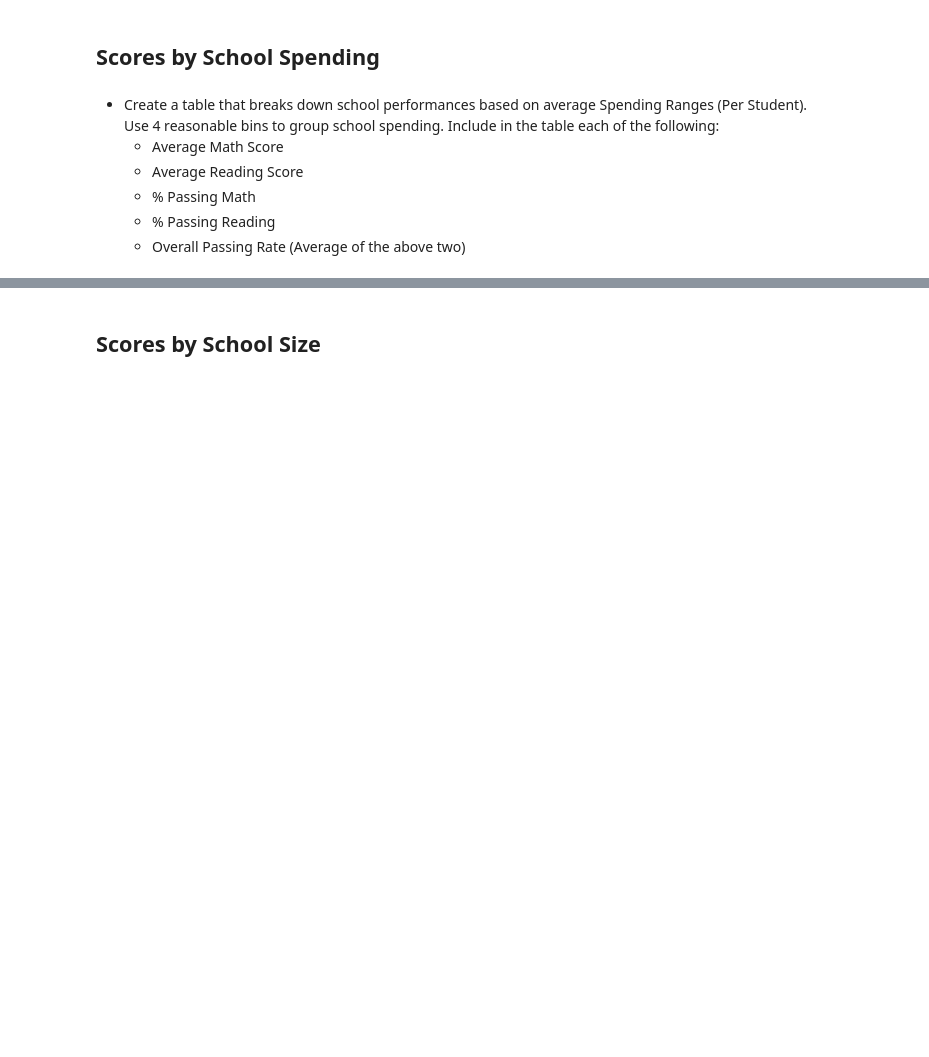
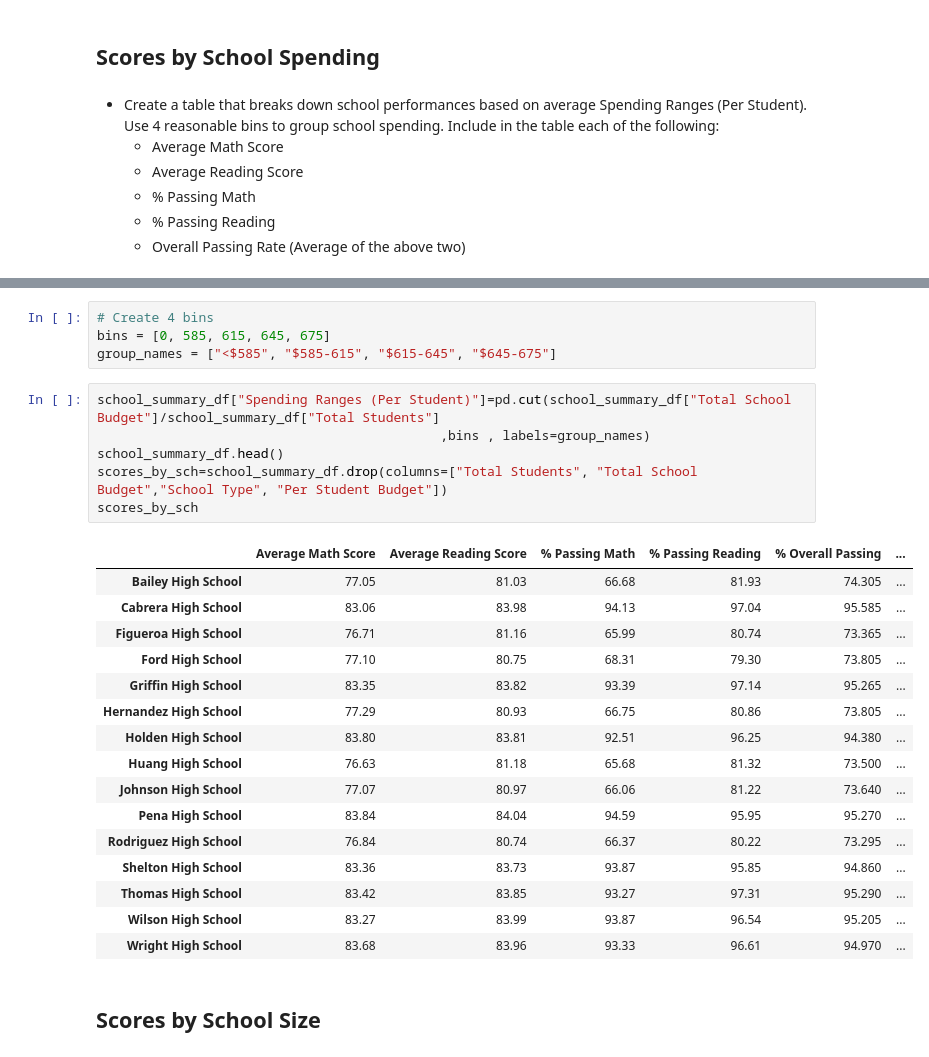
Before and after one commit to zetaum/pandas-challenge, a Jupyter notebook: PyCitySchools/PyCitySchools_starter.ipynb, the cells around one changed output, grey strips where cells are left out. Saved outputs shown, nothing was run; the diff lists cells and outputs as text; blank space fills up the shorter version.

```diff
--- a/PyCitySchools/PyCitySchools_starter.ipynb
+++ b/PyCitySchools/PyCitySchools_starter.ipynb
@@ -487,3 +511,30 @@ top_performing_schools
+# %%
+# Create 4 bins
+bins = [0, 585, 615, 645, 675]
+group_names = ["<$585", "$585-615", "$615-645", "$645-675"]
+# %%
+school_summary_df["Spending Ranges (Per Student)"]=pd.cut(school_summary_df["Total School Budget"]/school_summary_df["Total Students"]
+                                            ,bins , labels=group_names)
+school_summary_df.head()
+scores_by_sch=school_summary_df.drop(columns=["Total Students", "Total School Budget","School Type", "Per Student Budget"])
+scores_by_sch
+# %% [output]
+|  | Average Math Score | Average Reading Score | % Passing Math | % Passing Reading | % Overall Passing | ... |
+| Bailey High School | 77.05 | 81.03 | 66.68 | 81.93 | 74.305 | ... |
+| Cabrera High School | 83.06 | 83.98 | 94.13 | 97.04 | 95.585 | ... |
+| Figueroa High School | 76.71 | 81.16 | 65.99 | 80.74 | 73.365 | ... |
+| Ford High School | 77.10 | 80.75 | 68.31 | 79.30 | 73.805 | ... |
+| Griffin High School | 83.35 | 83.82 | 93.39 | 97.14 | 95.265 | ... |
+| Hernandez High School | 77.29 | 80.93 | 66.75 | 80.86 | 73.805 | ... |
+| Holden High School | 83.80 | 83.81 | 92.51 | 96.25 | 94.380 | ... |
+| Huang High School | 76.63 | 81.18 | 65.68 | 81.32 | 73.500 | ... |
+| Johnson High School | 77.07 | 80.97 | 66.06 | 81.22 | 73.640 | ... |
+| Pena High School | 83.84 | 84.04 | 94.59 | 95.95 | 95.270 | ... |
+| Rodriguez High School | 76.84 | 80.74 | 66.37 | 80.22 | 73.295 | ... |
+| Shelton High School | 83.36 | 83.73 | 93.87 | 95.85 | 94.860 | ... |
+| Thomas High School | 83.42 | 83.85 | 93.27 | 97.31 | 95.290 | ... |
+| Wilson High School | 83.27 | 83.99 | 93.87 | 96.54 | 95.205 | ... |
+| Wright High School | 83.68 | 83.96 | 93.33 | 96.61 | 94.970 | ... |
 # %% [markdown]
 ## Scores by School Size
 # %% [markdown]
```
Also changed, not shown: parts of 13 cells of this notebook.
